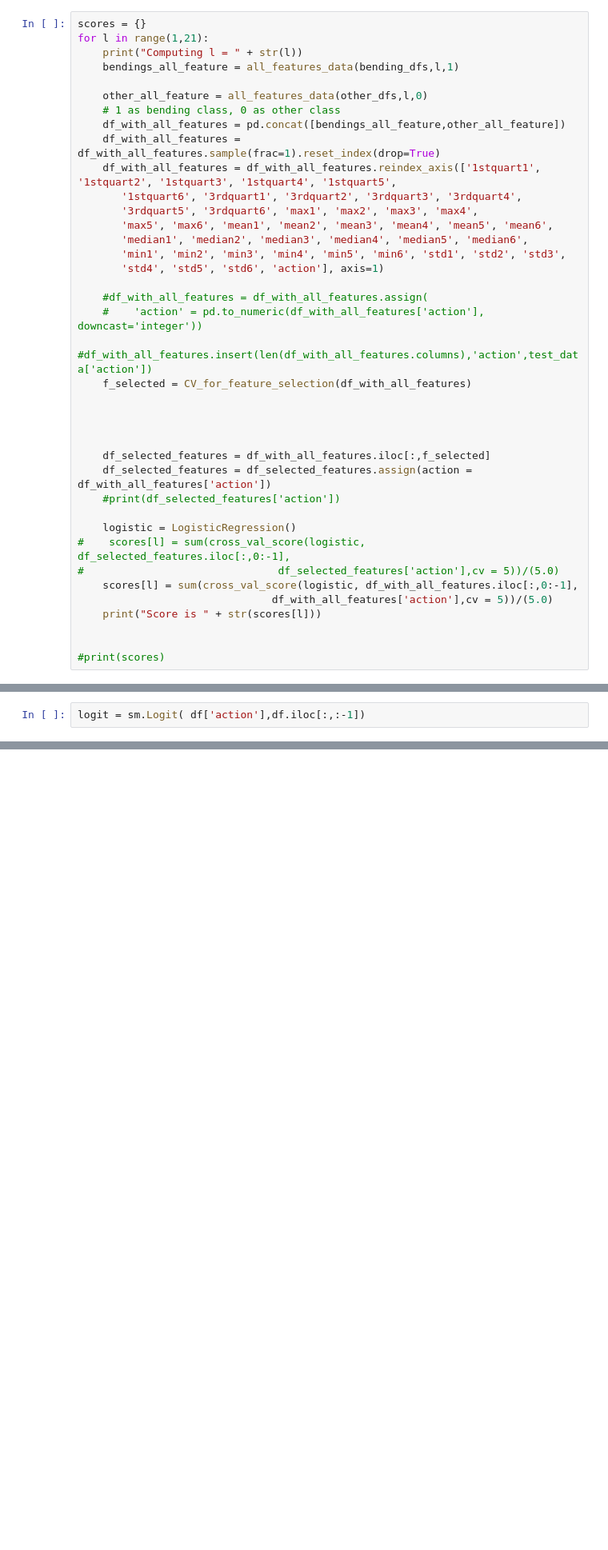
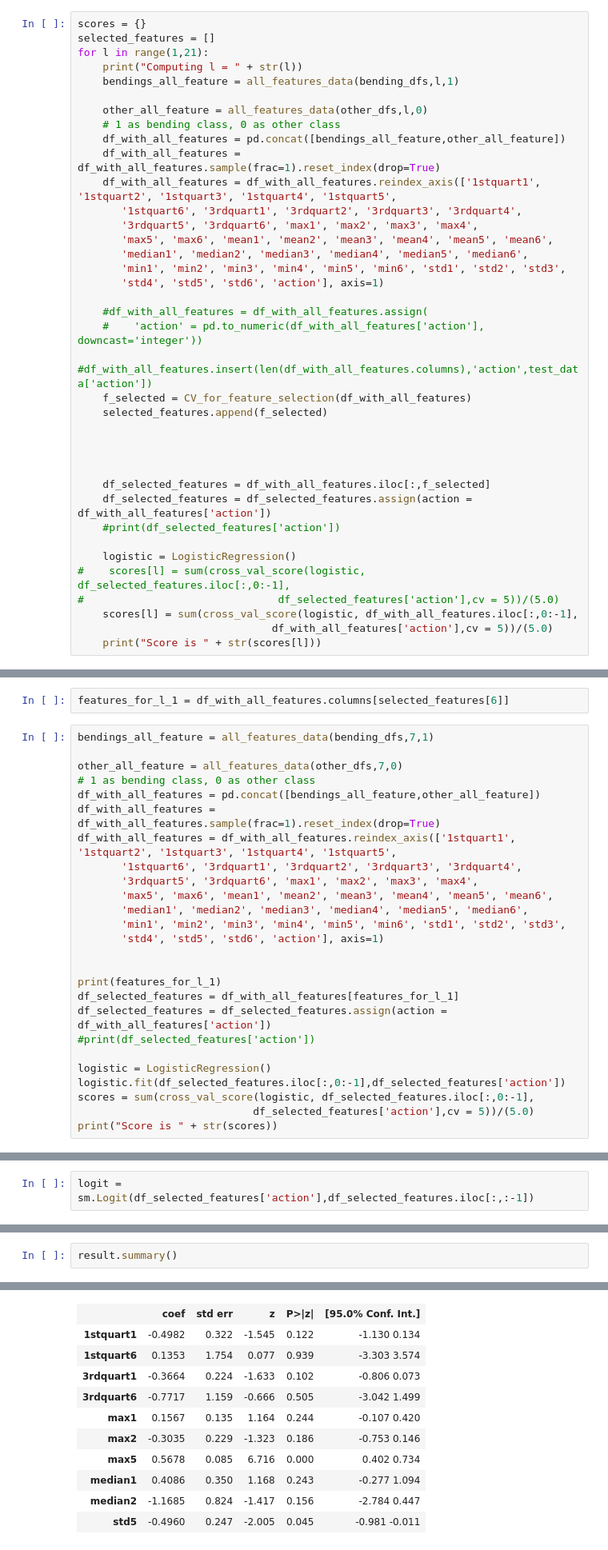
Before and after one commit to RawSharkYu/hw2, a Jupyter notebook: Hw34/hw (2).ipynb, the cells around one changed output, grey strips where cells are left out. Shown at 80% size. Cells and saved outputs as stored; diff of their text form; blank space fills up the shorter version.

```diff
--- a/Hw34/hw (2).ipynb
+++ b/Hw34/hw (2).ipynb
@@ -466,6 +462,7 @@ def CV_for_feature_selection(df_with_all_features):
     return f_selected_list[po]
 # %%
 scores = {}
+selected_features = []
 for l in range(1,21):
     print("Computing l = " + str(l))
     bendings_all_feature = all_features_data(bending_dfs,l,1)
@@ -486,6 +483,7 @@ for l in range(1,21):
     #    'action' = pd.to_numeric(df_with_all_features['action'], downcast='integer'))
     #df_with_all_features.insert(len(df_with_all_features.columns),'action',test_data['action'])
     f_selected = CV_for_feature_selection(df_with_all_features)
+    selected_features.append(f_selected)
 
 
 
@@ -500,8 +498,5 @@ for l in range(1,21):
     scores[l] = sum(cross_val_score(logistic, df_with_all_features.iloc[:,0:-1],
                                df_with_all_features['action'],cv = 5))/(5.0)
     print("Score is " + str(scores[l]))
-
-
-#print(scores)
 # %% [output]
 Computing l = 1
@@ -530,0 +521,28 @@ s
+# %%
+features_for_l_1 = df_with_all_features.columns[selected_features[6]]
+# %%
+bendings_all_feature = all_features_data(bending_dfs,7,1)
+
+other_all_feature = all_features_data(other_dfs,7,0)
+# 1 as bending class, 0 as other class
+df_with_all_features = pd.concat([bendings_all_feature,other_all_feature])
+df_with_all_features = df_with_all_features.sample(frac=1).reset_index(drop=True)
+df_with_all_features = df_with_all_features.reindex_axis(['1stquart1', '1stquart2', '1stquart3', '1stquart4', '1stquart5',
+       '1stquart6', '3rdquart1', '3rdquart2', '3rdquart3', '3rdquart4',
+       '3rdquart5', '3rdquart6', 'max1', 'max2', 'max3', 'max4',
+       'max5', 'max6', 'mean1', 'mean2', 'mean3', 'mean4', 'mean5', 'mean6',
+       'median1', 'median2', 'median3', 'median4', 'median5', 'median6',
+       'min1', 'min2', 'min3', 'min4', 'min5', 'min6', 'std1', 'std2', 'std3',
+       'std4', 'std5', 'std6', 'action'], axis=1)
+
+
+print(features_for_l_1)
+df_selected_features = df_with_all_features[features_for_l_1]
+df_selected_features = df_selected_features.assign(action = df_with_all_features['action'])
+#print(df_selected_features['action'])
+
+logistic = LogisticRegression()
+logistic.fit(df_selected_features.iloc[:,0:-1],df_selected_features['action'])
+scores = sum(cross_val_score(logistic, df_selected_features.iloc[:,0:-1],
+                            df_selected_features['action'],cv = 5))/(5.0)
+print("Score is " + str(scores))
@@ -659,5 +635,5 @@ Name: action, dtype: int8
 # %%
-logit = sm.Logit( df['action'],df.iloc[:,:-1])
+logit = sm.Logit(df_selected_features['action'],df_selected_features.iloc[:,:-1])
 # %%
 result = logit.fit()
 # %% [output]
@@ -667,0 +643,3 @@ LinAlgError: Singular matrix
+# %%
+result.summary()
+# %% [output]
@@ -667,0 +654,11 @@ LinAlgError: Singular matrix
+|  | coef | std err | z | P>|z| | [95.0% Conf. Int.] |
+| 1stquart1 | -0.4982 | 0.322 | -1.545 | 0.122 | -1.130 0.134 |
+| 1stquart6 | 0.1353 | 1.754 | 0.077 | 0.939 | -3.303 3.574 |
+| 3rdquart1 | -0.3664 | 0.224 | -1.633 | 0.102 | -0.806 0.073 |
+| 3rdquart6 | -0.7717 | 1.159 | -0.666 | 0.505 | -3.042 1.499 |
+| max1 | 0.1567 | 0.135 | 1.164 | 0.244 | -0.107 0.420 |
+| max2 | -0.3035 | 0.229 | -1.323 | 0.186 | -0.753 0.146 |
+| max5 | 0.5678 | 0.085 | 6.716 | 0.000 | 0.402 0.734 |
+| median1 | 0.4086 | 0.350 | 1.168 | 0.243 | -0.277 1.094 |
+| median2 | -1.1685 | 0.824 | -1.417 | 0.156 | -2.784 0.447 |
+| std5 | -0.4960 | 0.247 | -2.005 | 0.045 | -0.981 -0.011 |
```
Also changed, not shown: parts of 30 cells of this notebook.
